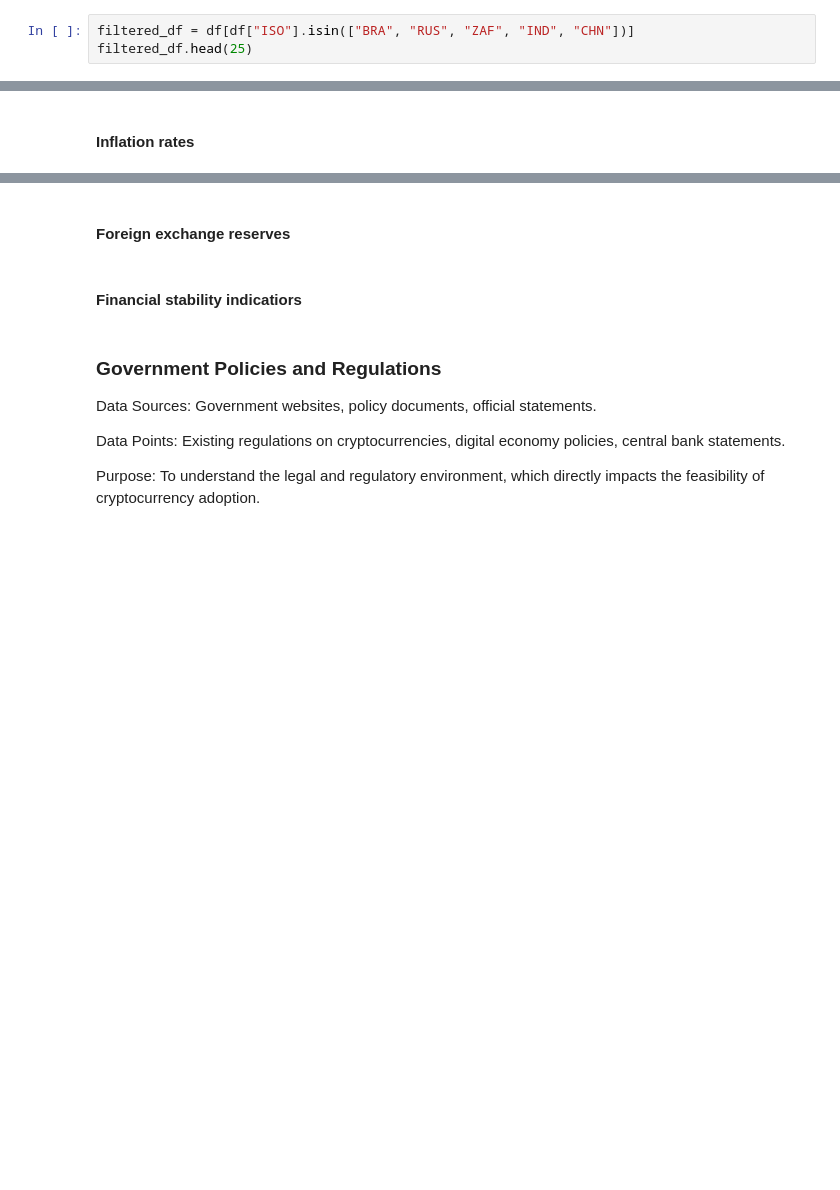
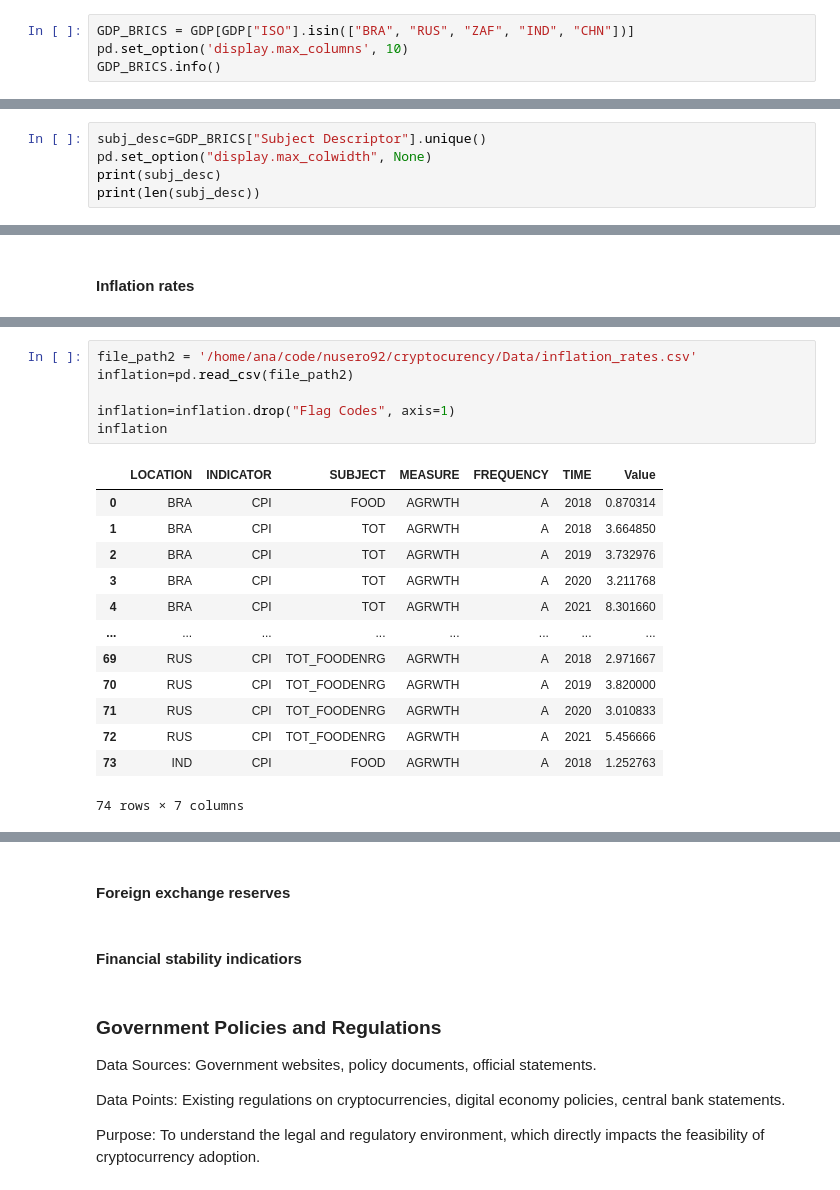
Before and after one commit to nusero92/cryptocurency, a Jupyter notebook: crypto project.ipynb, the cells around one changed output, grey strips where cells are left out. Cells and saved outputs as stored; diff of their text form; blank space fills up the shorter version.

```diff
--- a/crypto project.ipynb
+++ b/crypto project.ipynb
@@ -104,6 +85,7 @@ array(['AFG', 'ALB', 'DZA', 'AND', 'AGO', 'ATG', 'ARG', 'ARM', 'ABW',
        'TKM', 'TUV', 'UGA', 'UKR', 'ARE', 'GBR', 'USA', 'URY', 'UZB',
        'VUT', 'VEN', 'VNM', 'WBG', 'YEM', 'ZMB', 'ZWE', nan], dtype=object)
 # %%
-filtered_df = df[df["ISO"].isin(["BRA", "RUS", "ZAF", "IND", "CHN"])]
-filtered_df.head(25)
+GDP_BRICS = GDP[GDP["ISO"].isin(["BRA", "RUS", "ZAF", "IND", "CHN"])]
+pd.set_option('display.max_columns', 10)
+GDP_BRICS.info()
 # %% [output]
@@ -127,0 +147,5 @@ filtered_df.head(25)
+# %%
+subj_desc=GDP_BRICS["Subject Descriptor"].unique()
+pd.set_option("display.max_colwidth", None)
+print(subj_desc)
+print(len(subj_desc))
@@ -129,0 +266,20 @@ filtered_df.head(25)
+# %%
+file_path2 = '/home/ana/code/nusero92/cryptocurency/Data/inflation_rates.csv'
+inflation=pd.read_csv(file_path2)
+
+inflation=inflation.drop("Flag Codes", axis=1)
+inflation
+# %% [output]
+|  | LOCATION | INDICATOR | SUBJECT | MEASURE | FREQUENCY | TIME | Value |
+| 0 | BRA | CPI | FOOD | AGRWTH | A | 2018 | 0.870314 |
+| 1 | BRA | CPI | TOT | AGRWTH | A | 2018 | 3.664850 |
+| 2 | BRA | CPI | TOT | AGRWTH | A | 2019 | 3.732976 |
+| 3 | BRA | CPI | TOT | AGRWTH | A | 2020 | 3.211768 |
+| 4 | BRA | CPI | TOT | AGRWTH | A | 2021 | 8.301660 |
+| ... | ... | ... | ... | ... | ... | ... | ... |
+| 69 | RUS | CPI | TOT_FOODENRG | AGRWTH | A | 2018 | 2.971667 |
+| 70 | RUS | CPI | TOT_FOODENRG | AGRWTH | A | 2019 | 3.820000 |
+| 71 | RUS | CPI | TOT_FOODENRG | AGRWTH | A | 2020 | 3.010833 |
+| 72 | RUS | CPI | TOT_FOODENRG | AGRWTH | A | 2021 | 5.456666 |
+| 73 | IND | CPI | FOOD | AGRWTH | A | 2018 | 1.252763 |
+74 rows × 7 columns
```
Also changed, not shown: parts of 22 cells of this notebook, 2 other files.
